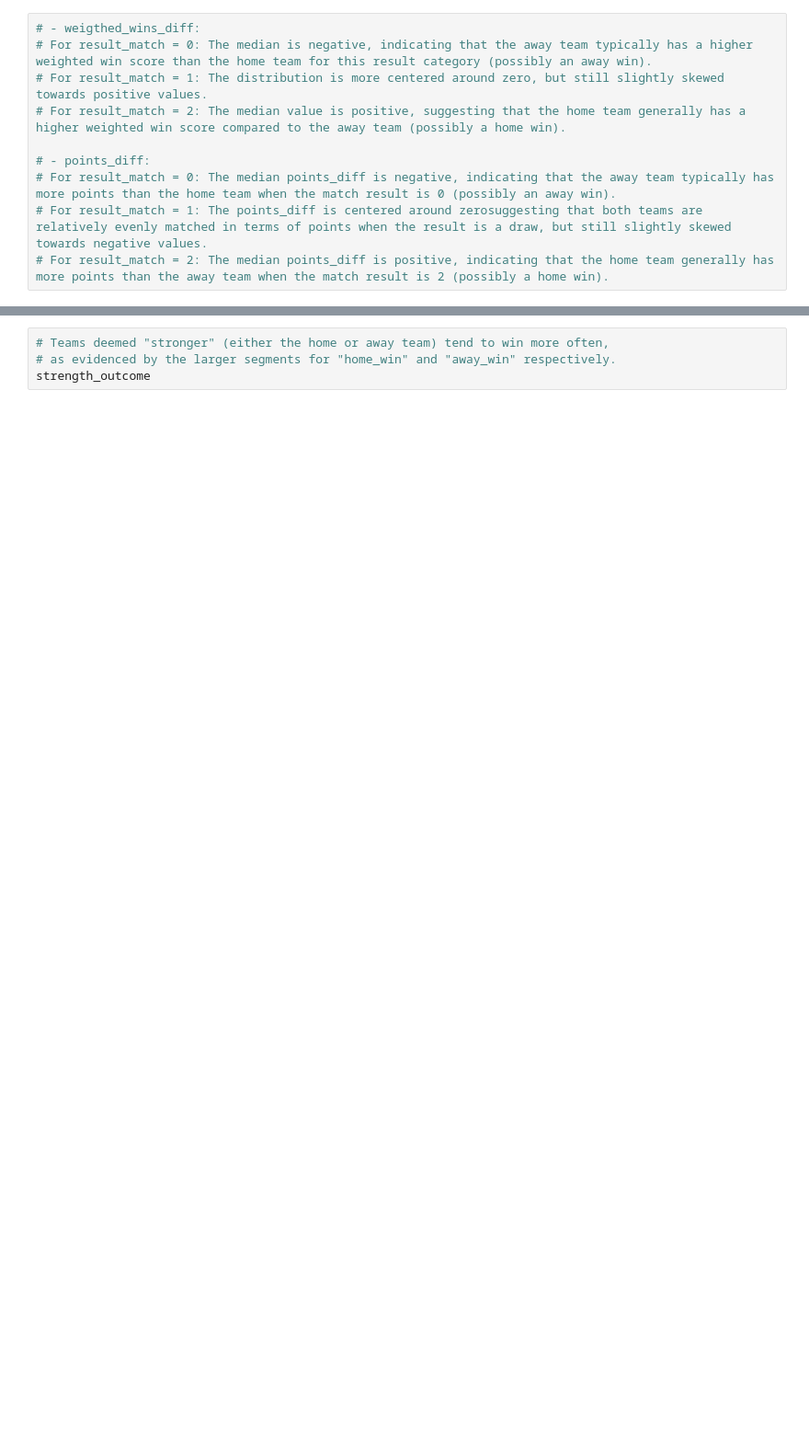
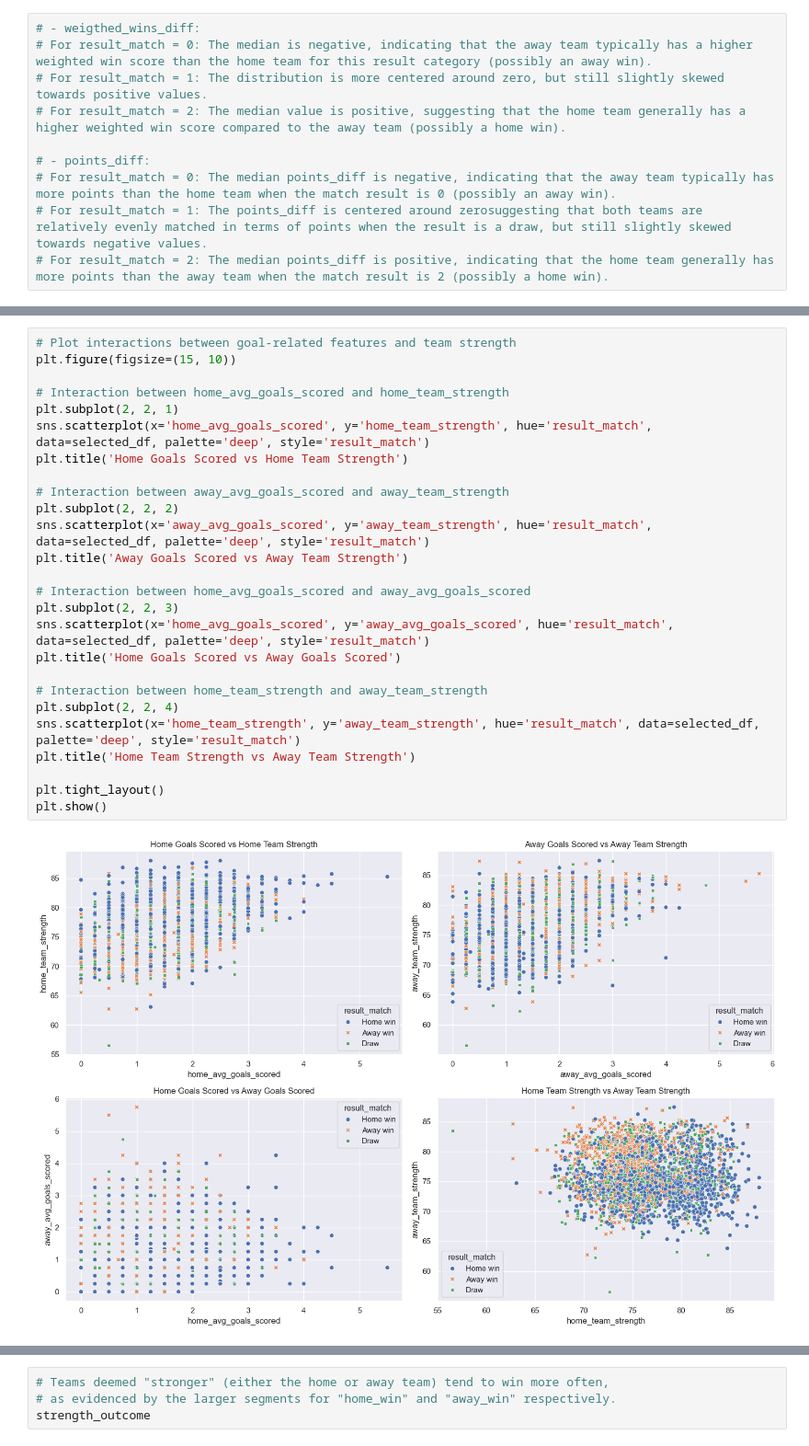
Before and after one commit to kamil0920/aws_football, a Jupyter notebook: pipelines/eda_data.ipynb, the cells around one changed output, grey strips where cells are left out. Shown at 92% size. Saved outputs shown, nothing was run; the diff lists cells and outputs as text; blank space fills up the shorter version.

```diff
--- a/pipelines/eda_data.ipynb
+++ b/pipelines/eda_data.ipynb
@@ -81,0 +152,28 @@ plt.show()
+# %%
+# Plot interactions between goal-related features and team strength
+plt.figure(figsize=(15, 10))
+
+# Interaction between home_avg_goals_scored and home_team_strength
+plt.subplot(2, 2, 1)
+sns.scatterplot(x='home_avg_goals_scored', y='home_team_strength', hue='result_match', data=selected_df, palette='deep', style='result_match')
+plt.title('Home Goals Scored vs Home Team Strength')
+
+# Interaction between away_avg_goals_scored and away_team_strength
+plt.subplot(2, 2, 2)
+sns.scatterplot(x='away_avg_goals_scored', y='away_team_strength', hue='result_match', data=selected_df, palette='deep', style='result_match')
+plt.title('Away Goals Scored vs Away Team Strength')
+
+# Interaction between home_avg_goals_scored and away_avg_goals_scored
+plt.subplot(2, 2, 3)
+sns.scatterplot(x='home_avg_goals_scored', y='away_avg_goals_scored', hue='result_match', data=selected_df, palette='deep', style='result_match')
+plt.title('Home Goals Scored vs Away Goals Scored')
+
+# Interaction between home_team_strength and away_team_strength
+plt.subplot(2, 2, 4)
+sns.scatterplot(x='home_team_strength', y='away_team_strength', hue='result_match', data=selected_df, palette='deep', style='result_match')
+plt.title('Home Team Strength vs Away Team Strength')
+
+plt.tight_layout()
+plt.show()
+# %% [output]
+[figure, added]
```
Also changed, not shown: parts of 26 cells of this notebook.
